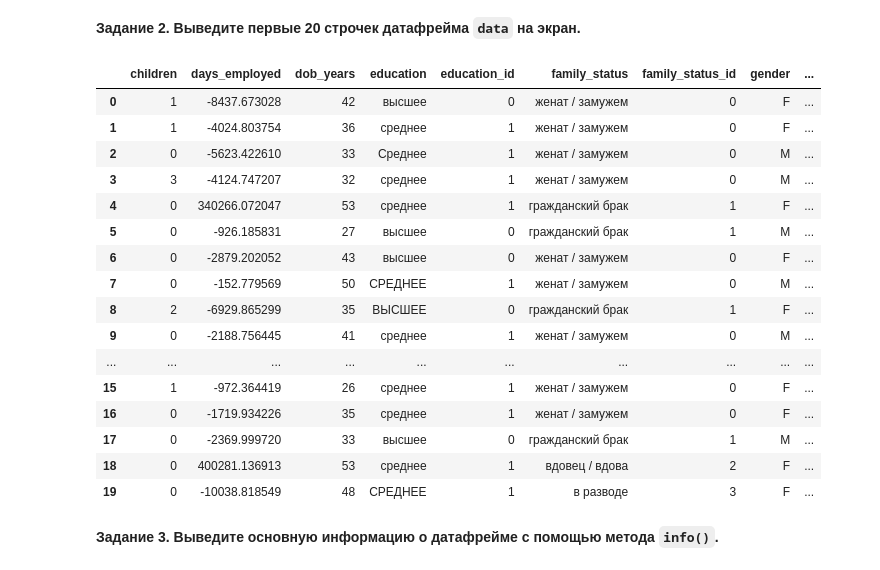
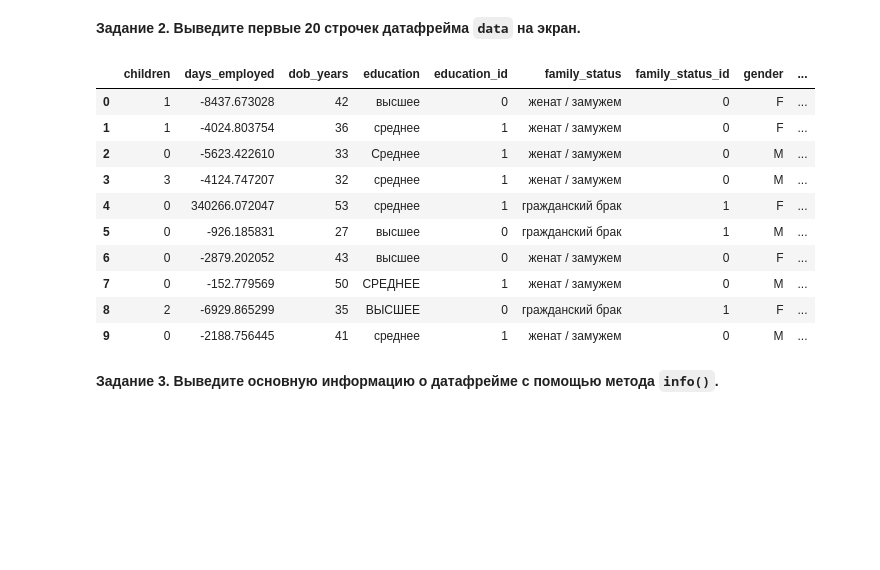
Before and after one commit to denismaslov/yandex, a Jupyter notebook: sprint2/yandex_practicum_sprint2.ipynb, the cells around one changed output. Saved outputs shown, nothing was run; the diff lists cells and outputs as text; code cells hidden in the pictures; blank space fills up the shorter version.

```diff
--- a/sprint2/yandex_practicum_sprint2.ipynb
+++ b/sprint2/yandex_practicum_sprint2.ipynb
@@ -53,31 +13,25 @@ P.S. В оглавлении комментария ты увидишь `V1` (`V
 import pandas as pd
 
 try:
-    data = pd.read_csv('/datasets/data.csv')
+    data = pd.read_csv('/Users/denismaslov/yandex_projects/yandex/sprint2/data.csv')
 except:
     data = pd.read_csv('https://code.s3.yandex.net/datasets/data.csv')
 # %% [markdown]
 **Задание 2. Выведите первые 20 строчек датафрейма `data` на экран.**
 # %%
-data.head(20)
+data.head(10)
 # %% [output]
 |  | children | days_employed | dob_years | education | education_id | family_status | family_status_id | gender | ... |
 | 0 | 1 | -8437.673028 | 42 | высшее | 0 | женат / замужем | 0 | F | ... |
 | 1 | 1 | -4024.803754 | 36 | среднее | 1 | женат / замужем | 0 | F | ... |
 | 2 | 0 | -5623.422610 | 33 | Среднее | 1 | женат / замужем | 0 | M | ... |
 | 3 | 3 | -4124.747207 | 32 | среднее | 1 | женат / замужем | 0 | M | ... |
 | 4 | 0 | 340266.072047 | 53 | среднее | 1 | гражданский брак | 1 | F | ... |
 | 5 | 0 | -926.185831 | 27 | высшее | 0 | гражданский брак | 1 | M | ... |
 | 6 | 0 | -2879.202052 | 43 | высшее | 0 | женат / замужем | 0 | F | ... |
 | 7 | 0 | -152.779569 | 50 | СРЕДНЕЕ | 1 | женат / замужем | 0 | M | ... |
 | 8 | 2 | -6929.865299 | 35 | ВЫСШЕЕ | 0 | гражданский брак | 1 | F | ... |
 | 9 | 0 | -2188.756445 | 41 | среднее | 1 | женат / замужем | 0 | M | ... |
-| ... | ... | ... | ... | ... | ... | ... | ... | ... | ... |
-| 15 | 1 | -972.364419 | 26 | среднее | 1 | женат / замужем | 0 | F | ... |
-| 16 | 0 | -1719.934226 | 35 | среднее | 1 | женат / замужем | 0 | F | ... |
-| 17 | 0 | -2369.999720 | 33 | высшее | 0 | гражданский брак | 1 | M | ... |
-| 18 | 0 | 400281.136913 | 53 | среднее | 1 | вдовец / вдова | 2 | F | ... |
-| 19 | 0 | -10038.818549 | 48 | СРЕДНЕЕ | 1 | в разводе | 3 | F | ... |
 # %% [markdown]
 **Задание 3. Выведите основную информацию о датафрейме с помощью метода `info()`.**
 # %%
```
Also changed, not shown: parts of 21 cells of this notebook.
